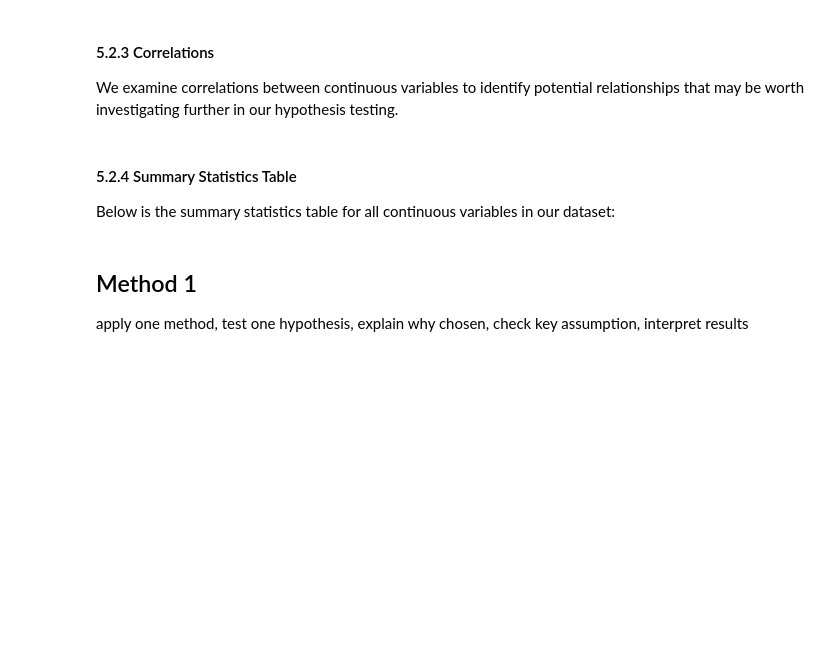
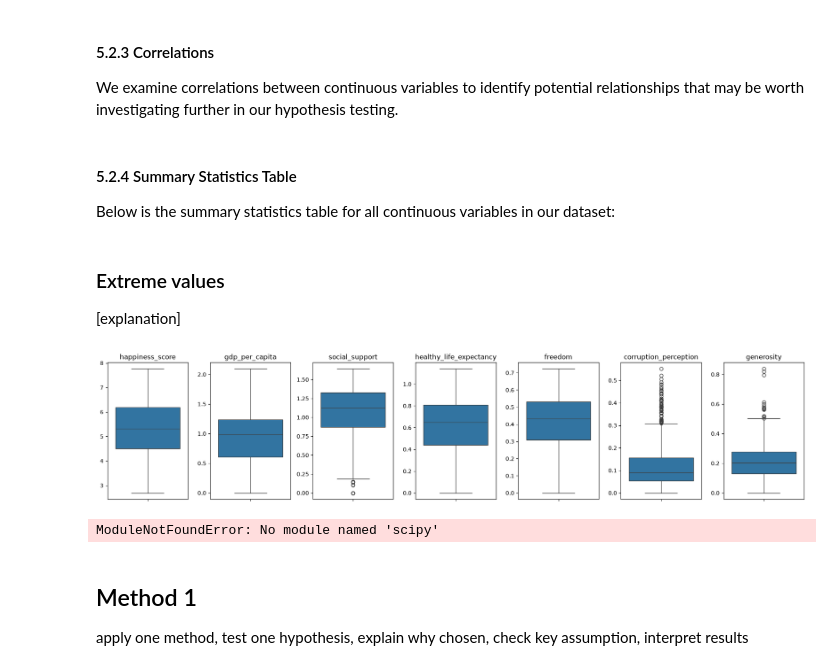
Before and after one commit to GiacomoAle8/ResearchMethodsProject, a Jupyter notebook: project.ipynb, the cells around one changed output. Drawn from its saved outputs; the diff is of its cells as text; code cells hidden in the pictures; blank space fills up the shorter version.

```diff
--- a/project.ipynb
+++ b/project.ipynb
@@ -350,6 +387,58 @@ We examine correlations between continuous variables to identify potential relat
 #### 5.2.4 Summary Statistics Table
 
 Below is the summary statistics table for all continuous variables in our dataset:
+# %% [markdown]
+### Extreme values
+
+[explanation]
+# %%
+import matplotlib.pyplot as plt
+import seaborn as sns
+
+
+factors = [
+    "gdp_per_capita",
+    "social_support",
+    "healthy_life_expectancy",
+    "freedom",
+    "corruption_perception",
+    "generosity"
+]
+
+variables = ["happiness_score"] + factors
+
+# one boxplot per variable
+fig, axes = plt.subplots(1, 7, figsize=(18, 4))
+for ax, variable in zip(axes, variables):
+    sns.boxplot(y=df[variable], ax=ax)
+    ax.set_title(variable)
+    ax.set_ylabel("")
+plt.tight_layout()
+plt.show()
+# %% [output]
+[figure, added]
+# %%
+import matplotlib.pyplot as plt
+import seaborn as sns
+from scipy.stats import skew, kurtosis
+
+# Set the style for the plots
+sns.set(style="whitegrid")
+
+# variables of interest: the outcome and the six factors
+variables = ["score", "gdp", "social_support", "life_expectancy", "freedom", "generosity", "corruption"]
+
+# readable labels for plots and tables
+labels = {"score": "Happiness score", "gdp": "GDP per capita", "social_support": "Social support",
+          "life_expectancy": "Life expectancy", "freedom": "Freedom", "generosity": "Generosity",
+          "corruption": "Corruption (absence of)"}
+
+# the most recent year, used for the analysis of the factors
+happiness_2019 = df[df["year"] == 2019]
+print("Observations, all years:", len(df))
+print("Observations, 2019     :", len(happiness_2019))
+# %% [output]
+ModuleNotFoundError: No module named 'scipy'
 # %% [markdown]
 ## Method 1
 
```
Also changed, not shown: parts of 4 cells of this notebook.
